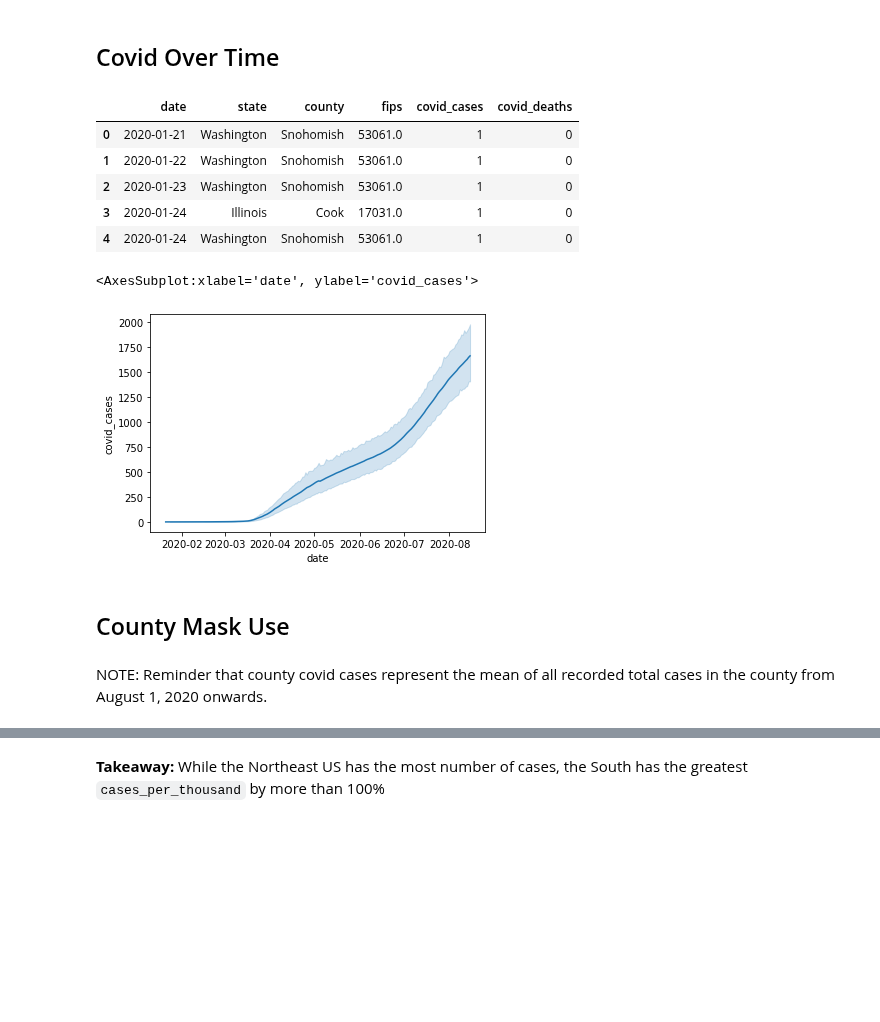
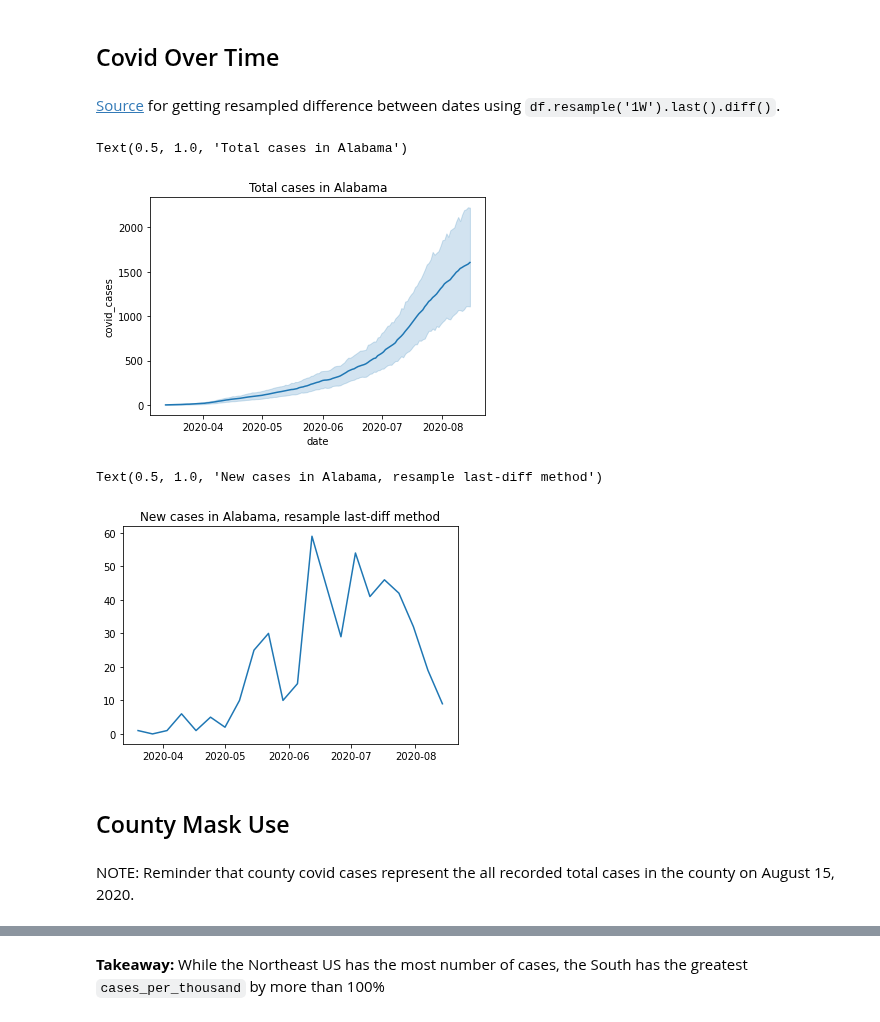
Before and after one commit to nytimes/covid-19-data, a Jupyter notebook: nyt_covid_analysis.ipynb, the cells around one changed output, grey strips where cells are left out. Cells and saved outputs as stored; diff of their text form; code cells hidden in the pictures; blank space fills up the shorter version.

```diff
--- a/nyt_covid_analysis.ipynb
+++ b/nyt_covid_analysis.ipynb
@@ -24,17 +24,15 @@ df_state = pd.read_sql_table('state_dataset', cnx)
 # Analysis
 # %% [markdown]
 ## Covid Over Time
-# %%
-df_cdates.head()
-# %% [output]
-|  | date | state | county | fips | covid_cases | covid_deaths |
-| 0 | 2020-01-21 | Washington | Snohomish | 53061.0 | 1 | 0 |
-| 1 | 2020-01-22 | Washington | Snohomish | 53061.0 | 1 | 0 |
-| 2 | 2020-01-23 | Washington | Snohomish | 53061.0 | 1 | 0 |
-| 3 | 2020-01-24 | Illinois | Cook | 17031.0 | 1 | 0 |
-| 4 | 2020-01-24 | Washington | Snohomish | 53061.0 | 1 | 0 |
+# %% [markdown]
+[Source](https://stackoverflow.com/questions/63488407/is-there-a-function-to-get-the-difference-between-two-values-on-a-pandas-datafra/63488561?noredirect=1#comment112269047_63488561) for getting resampled difference between dates using `df.resample('1W').last().diff()`.
+# %%
+df = df_cdates.set_index('date')
+# %%
+alabama_ = df[df['state']=='Alabama']['covid_cases'].reset_index()
 # %%
-sns.lineplot(x='date',y='covid_cases',data=df_cdates)
+sns.lineplot(x='date',y='covid_cases',data=alabama_)
+plt.title('Total cases in Alabama')
 # %% [output]
-<AxesSubplot:xlabel='date', ylabel='covid_cases'>
+Text(0.5, 1.0, 'Total cases in Alabama')
-[figure, old version]
+[figure, new version]
@@ -41,7 +41,13 @@ sns.lineplot(x='date',y='covid_cases',data=df_cdates)
+# %%
+plt.plot(alabama_resampled_last)
+plt.title('New cases in Alabama, resample last-diff method')
+# %% [output]
+Text(0.5, 1.0, 'New cases in Alabama, resample last-diff method')
+[figure, added]
 # %% [markdown]
 ## County Mask Use
 # %% [markdown]
-NOTE: Reminder that county covid cases represent the mean of all recorded total cases in the county from August 1, 2020 onwards.
+NOTE: Reminder that county covid cases represent the all recorded total cases in the county on August 15, 2020.
 # %%
 df_county['mask_wearer'] = (df_county['mask_always'] + df_county['mask_frequently'])*100
 df_county['non_wearer'] = (df_county['mask_rarely'] + df_county['mask_never']+ df_county['mask_sometimes'])*100
```
Also changed, not shown: parts of 64 cells of this notebook, 2 other files.
